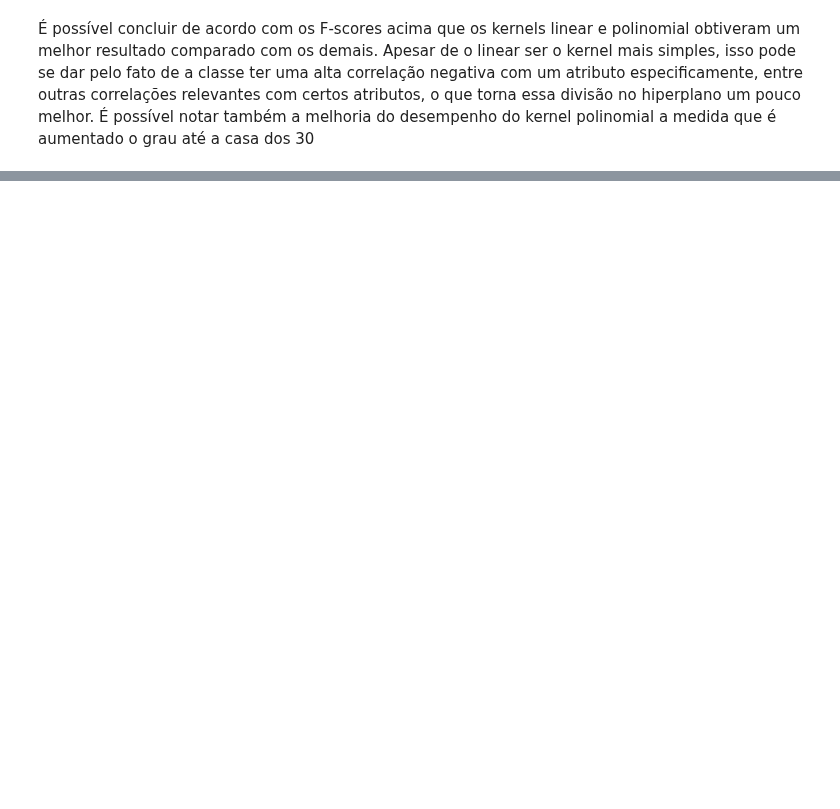
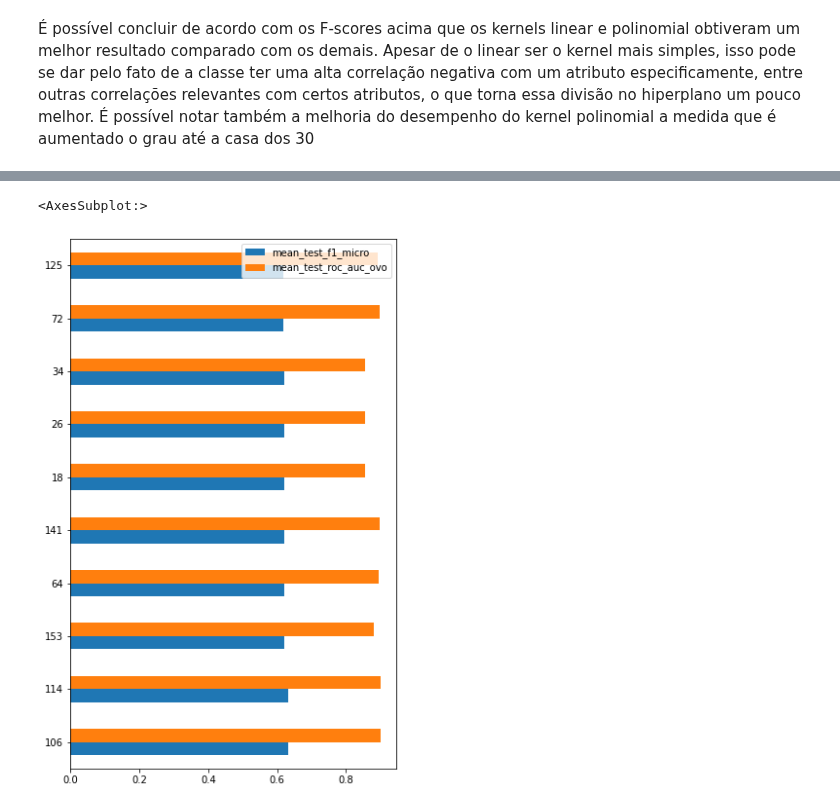
Before and after one commit to AdilsonAngelo/IF699-2020.3, a Jupyter notebook: ex5/SVM & NN.ipynb, the cells around one changed output, grey strips where cells are left out. Cells and saved outputs as stored; diff of their text form; code cells hidden in the pictures; blank space fills up the shorter version.

```diff
--- a/ex5/SVM & NN.ipynb
+++ b/ex5/SVM & NN.ipynb
@@ -166,0 +167,12 @@ dtype: float64
+# %%
+NUM_CAMADAS = 2
+NUM_NEURONS = 250
+STEP_NEURONS = 50
+hyper_params = {
+    'activation': ['identity', 'logistic', 'tanh', 'relu'],
+    'hidden_layer_sizes': [tuple(n for i in range(c+1)) for n in range(100, NUM_NEURONS+1, STEP_NEURONS) for c in range(NUM_CAMADAS)],
+    'alpha': [1/10**i for i in range(5)],
+    'max_iter': [10000],
+    'random_state': [0]
+}
+hyper_params
@@ -166,0 +195,4 @@ dtype: float64
+# %%
+mlp = MLPClassifier()
+grid_search = GridSearchCV(mlp, hyper_params, cv=5, n_jobs=-1,
+                           scoring=['f1_micro', 'roc_auc_ovo'], refit=False)
@@ -166,0 +201,4 @@ dtype: float64
+# %%
+%%time
+
+grid_search.fit(X, y)
@@ -166,0 +216,4 @@ dtype: float64
+# %%
+nn_results = pd.DataFrame(grid_search.cv_results_)
+metrics_cols = [col for col in nn_results.columns if col.startswith('mean_test')]
+nn_results.head()
@@ -166,0 +228,6 @@ dtype: float64
+# %%
+best_classifiers = nn_results.nlargest(10, columns=metrics_cols)
+best_classifiers[metrics_cols].plot.barh(figsize=(6, 10))
+# %% [output]
+<AxesSubplot:>
+[figure, added]
```
Also changed, not shown: parts of 15 cells of this notebook.
